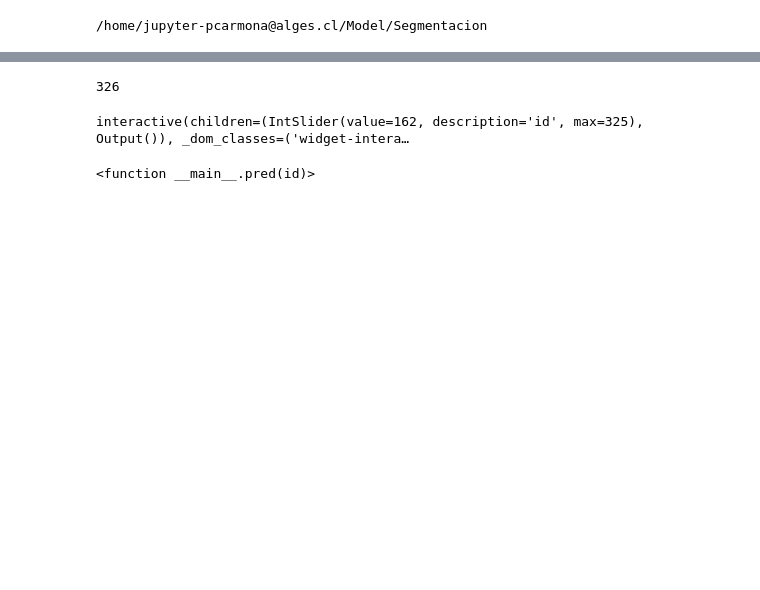
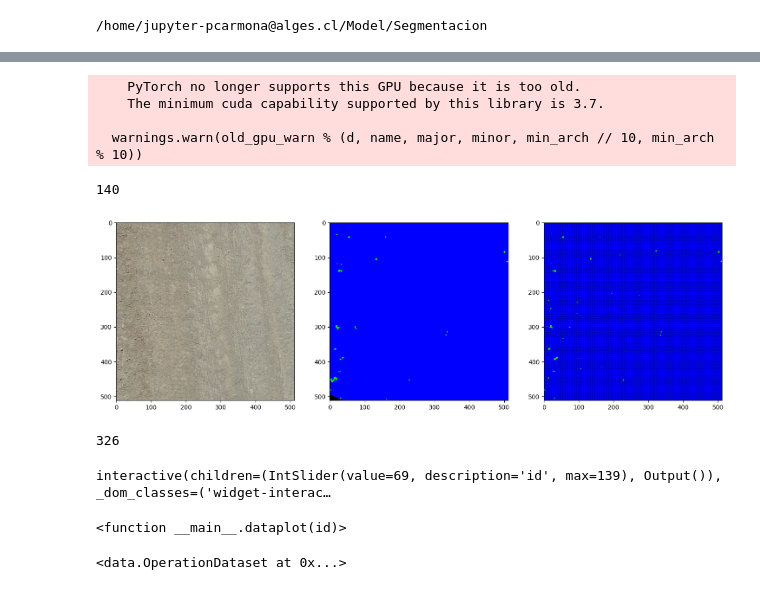
Before and after one commit to plcarmona/Segmentacion, a Jupyter notebook: data.ipynb, the cells around one changed output, grey strips where cells are left out. Cells and saved outputs as stored; diff of their text form; code cells hidden in the pictures; blank space fills up the shorter version.

```diff
--- a/data.ipynb
+++ b/data.ipynb
@@ -20,7 +30,7 @@ from torchvision import transforms
 
 #datasets
 BATCH_SIZE = 4
-mode="baches"
+mode="corrugaciones"
 IMAGE_PATH, MASK_PATH = getpaths(mode)
 df=create_df(mode)
 train_set = OperationDataset(IMAGE_PATH, MASK_PATH, df['id'].values)
@@ -84,43 +109,80 @@ RuntimeError: CUDA out of memory. Tried to allocate 2.00 MiB (GPU 0; 7.93 GiB to
 import matplotlib.pyplot as plt
 device = torch.device('cuda' if torch.cuda.is_available() else 'cpu')
 x=OperationDataset(getpaths('baches')[0],getpaths('baches')[1],df['id'].values)
-model="unetmIoU-0.741.pt"
+model="modelnamemIoU-0.518.pt"
 model=torch.load(model)
 model.to(device)
 model.eval()
 len(x)
 # %% [output]
-326
+    PyTorch no longer supports this GPU because it is too old.
+    The minimum cuda capability supported by this library is 3.7.
+
+  warnings.warn(old_gpu_warn % (d, name, major, minor, min_arch // 10, min_arch % 10))
+140
 # %%
 from ipywidgets import interact
 import torch
 def load(id):
     img=np.load(getpaths(mode)[0]+str(id)+'.npz')['arr_0'][:,:,:3]
     mask=np.load(getpaths(mode)[1]+str(id)+'.npz')['arr_0']
     return img,mask
 def plot(id,pred=None):
     img,mask=load(id)
     if pred is not None:
         fig, ax =  plt.subplots(1, 3, figsize=(18,18))
     else:
         fig, ax =  plt.subplots(1, 2, figsize=(18,18))
     #set fixed colors of mask and pred for 7 classes
     colors = np.array([[0, 0, 0], [0, 0, 255], [0, 255, 0], [255, 0, 0], [255, 255, 0], [255, 0, 255], [0, 255, 255]])
     mask = colors[mask]
     if pred is not None:
         pred = colors[pred]
     ax[0].imshow(img)
     ax[1].imshow(mask)
     if pred is not None:
         ax[2].imshow(pred)
     plt.show()
 def pred(id):
     img,mask=load(id)
     img=torch.from_numpy(img).permute(2,0,1).unsqueeze(0).float()
     pred=model(img.to(device))
     pred=torch.argmax(pred, dim=1).cpu().squeeze().detach().numpy()
     plot(id,pred)
-interact(pred, id=(0,len(x)-1))
+
+pred(i)
+i+=1
 # %% [output]
-interactive(children=(IntSlider(value=162, description='id', max=325), Output()), _dom_classes=('widget-intera…
-<function __main__.pred(id)>
+[figure, added]
+# %%
+data=OperationDataset(getpaths('baches')[0],getpaths('baches')[1],df['id'].values)
+len(data)
+# %% [output]
+326
+# %%
+import ipywidgets as widgets
+from ipywidgets import interact
+%matplotlib inline
+
+x=train_set.__getitem__(0)[0]
+x=np.moveaxis(x,0,-1)
+def dataplot(id):
+    img, mask=train_set.__getitem__(id)
+    img=np.moveaxis(img,0,-1)
+    #normalize img
+    mean=[np.mean(img[:,:,i]) for i in range(3)]
+    std=[np.std(img[:,:,i]) for i in range(3)]
+    #img=(img-mean)/std
+    fig, ax =  plt.subplots(1, 2, figsize=(18,18))
+    ax[0].imshow(img.astype('uint8'))
+    ax[1].imshow(mask)
+    plt.show()
+#dataplot(36)
+interact(dataplot, id=(0, len(train_set)-1, 1))
+# %% [output]
+interactive(children=(IntSlider(value=69, description='id', max=139), Output()), _dom_classes=('widget-interac…
+<function __main__.dataplot(id)>
+# %%
+x
+# %% [output]
+<data.OperationDataset at 0x...>
```
Also changed, not shown: parts of 2 cells of this notebook, 4 other files.
